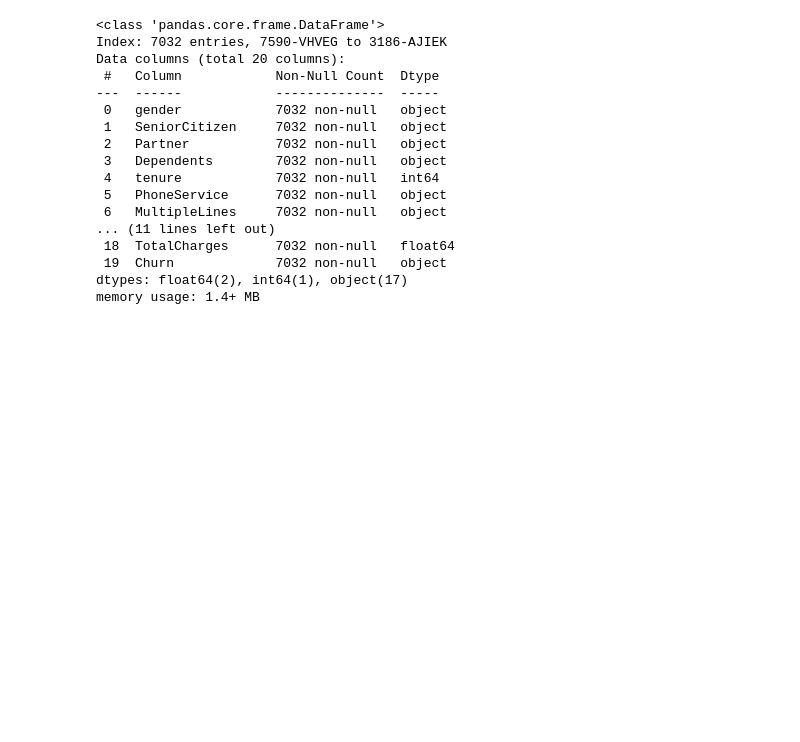
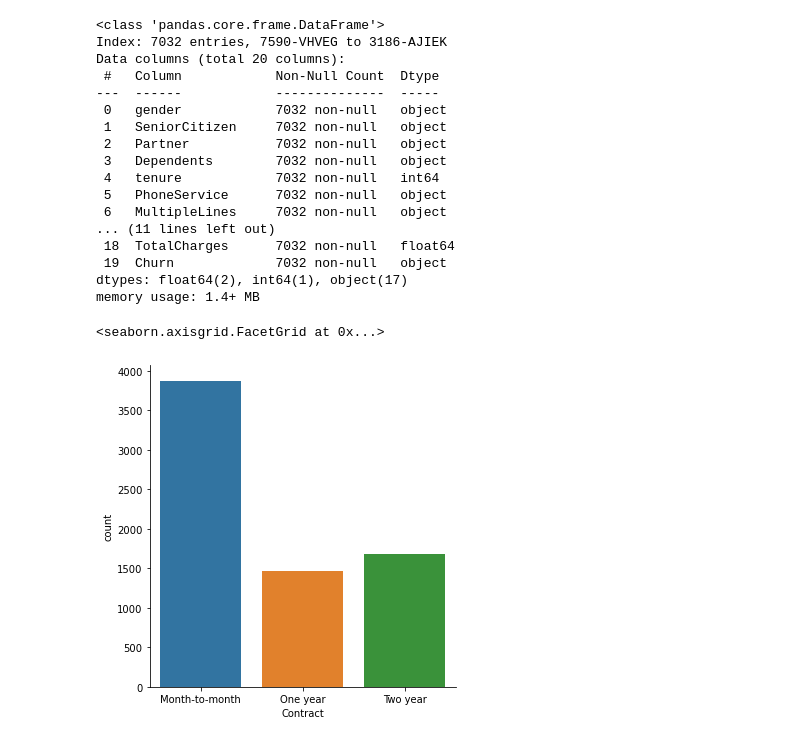
Before and after one commit to gfmattos/kaggle_telco, a Jupyter notebook: exploratory_analysis.ipynb, the cells around one changed output. Cells and saved outputs as stored; diff of their text form; code cells hidden in the pictures; blank space fills up the shorter version.

```diff
--- a/exploratory_analysis.ipynb
+++ b/exploratory_analysis.ipynb
@@ -165,3 +170,8 @@ Data columns (total 20 columns):
  19  Churn             7032 non-null   object
 dtypes: float64(2), int64(1), object(17)
 memory usage: 1.4+ MB
+# %%
+sns.factorplot('Contract',data=df,kind='count',size=5)
+# %% [output]
+<seaborn.axisgrid.FacetGrid at 0x...>
+[figure, added]
```
Also changed, not shown: parts of 18 cells of this notebook, 1 other file.
